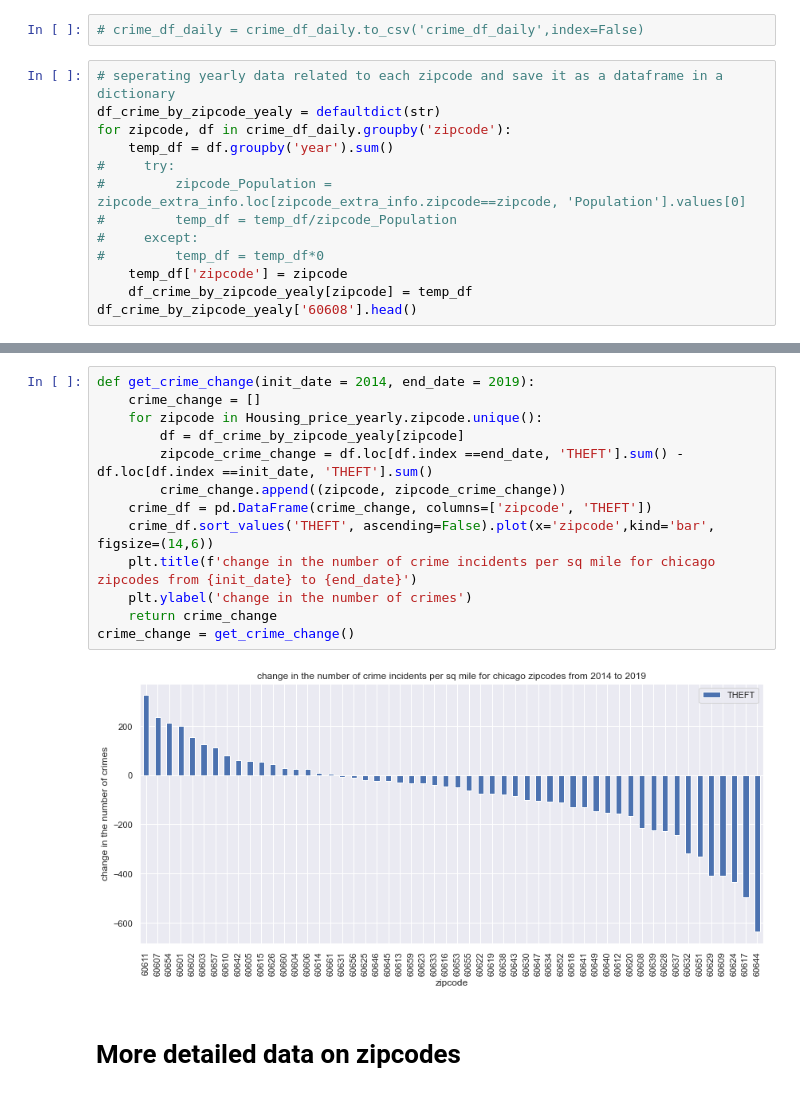
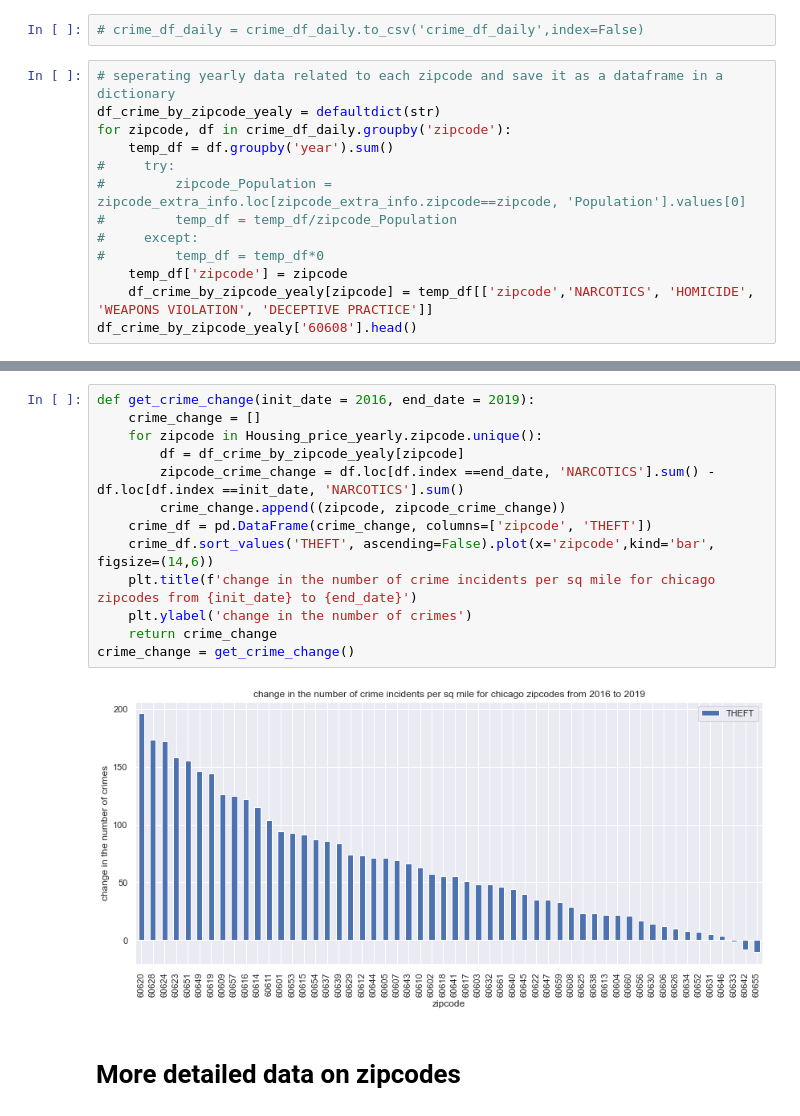
Before and after one commit to mandanah/capstone2, a Jupyter notebook: identify_up_and_coming_neighborhoods.ipynb, the cells around one changed output, grey strips where cells are left out. Saved outputs shown, nothing was run; the diff lists cells and outputs as text.

```diff
--- a/identify_up_and_coming_neighborhoods.ipynb
+++ b/identify_up_and_coming_neighborhoods.ipynb
@@ -959,6 +985,6 @@ for zipcode, df in crime_df_daily.groupby('zipcode'):
 #     except:
 #         temp_df = temp_df*0
     temp_df['zipcode'] = zipcode
-    df_crime_by_zipcode_yealy[zipcode] = temp_df
+    df_crime_by_zipcode_yealy[zipcode] = temp_df[['zipcode','NARCOTICS', 'HOMICIDE', 'WEAPONS VIOLATION', 'DECEPTIVE PRACTICE']]
 df_crime_by_zipcode_yealy['60608'].head()
 # %% [output]
@@ -972,18 +998,18 @@ df_crime_by_zipcode_yealy['60608'].head()
 # %%
-def get_crime_change(init_date = 2014, end_date = 2019):
+def get_crime_change(init_date = 2016, end_date = 2019):
     crime_change = []
     for zipcode in Housing_price_yearly.zipcode.unique():
         df = df_crime_by_zipcode_yealy[zipcode]
-        zipcode_crime_change = df.loc[df.index ==end_date, 'THEFT'].sum() - df.loc[df.index ==init_date, 'THEFT'].sum()
+        zipcode_crime_change = df.loc[df.index ==end_date, 'NARCOTICS'].sum() - df.loc[df.index ==init_date, 'NARCOTICS'].sum()
         crime_change.append((zipcode, zipcode_crime_change))
     crime_df = pd.DataFrame(crime_change, columns=['zipcode', 'THEFT'])
     crime_df.sort_values('THEFT', ascending=False).plot(x='zipcode',kind='bar', figsize=(14,6))
     plt.title(f'change in the number of crime incidents per sq mile for chicago zipcodes from {init_date} to {end_date}')
     plt.ylabel('change in the number of crimes')
     return crime_change
 crime_change = get_crime_change()
 # %% [output]
-[figure, old version]
+[figure, new version]
 # %% [markdown]
 <a id=zipcode-data></a>
 
```
Also changed, not shown: parts of 49 cells of this notebook.
